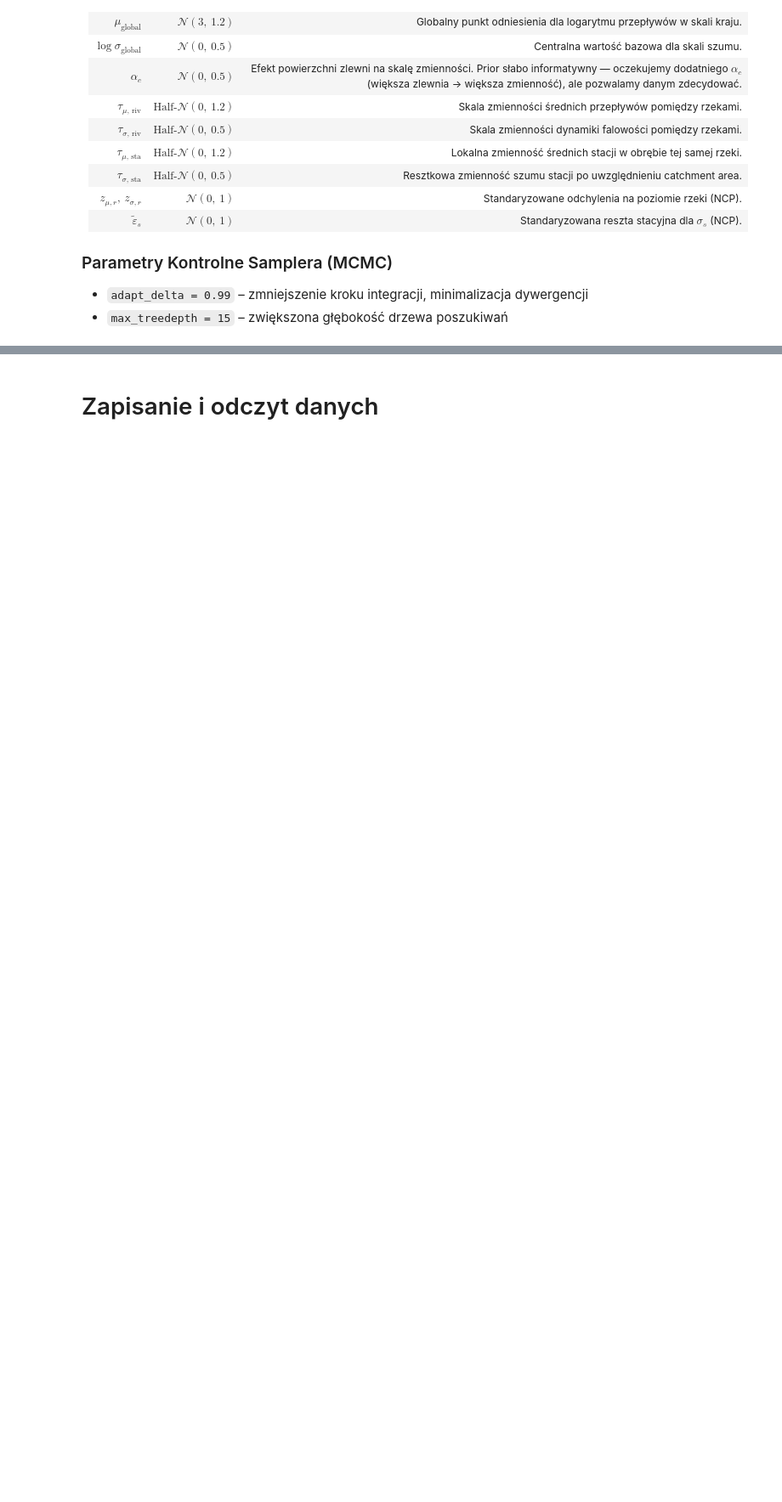
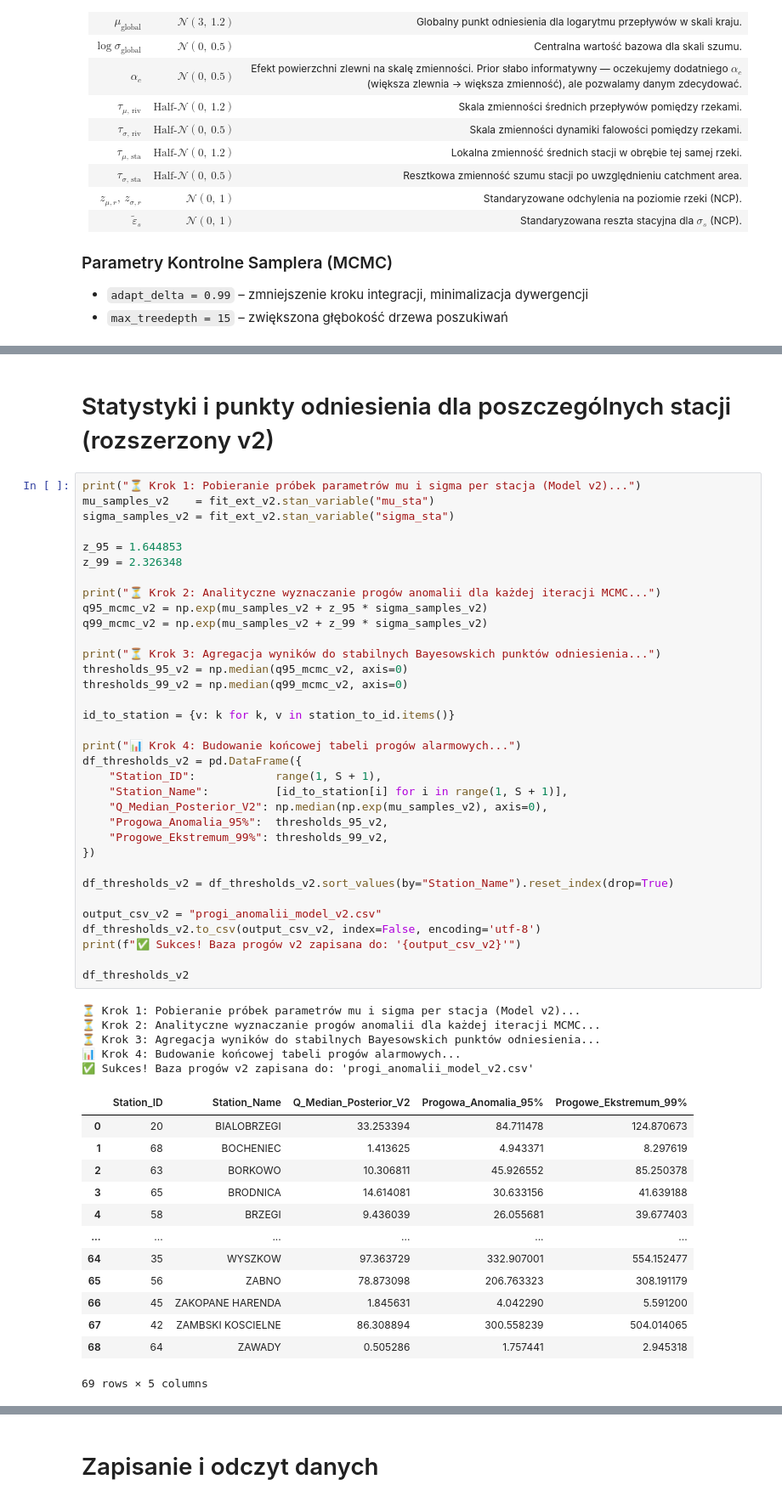
Before and after one commit to pjerzyna/Data-Analytics-Project, a Jupyter notebook: nested_hierarchical.ipynb, the cells around one changed output, grey strips where cells are left out. Shown at 85% size. Saved outputs shown, nothing was run; the diff lists cells and outputs as text; blank space fills up the shorter version.

Commit message:
extended model

```diff
--- a/nested_hierarchical.ipynb
+++ b/nested_hierarchical.ipynb
@@ -1480,0 +1641,55 @@ stan_data_ext_v2 = {
+# %% [markdown]
+# Statystyki i punkty odniesienia dla poszczególnych stacji (rozszerzony v2)
+# %%
+print("⏳ Krok 1: Pobieranie próbek parametrów mu i sigma per stacja (Model v2)...")
+mu_samples_v2    = fit_ext_v2.stan_variable("mu_sta")
+sigma_samples_v2 = fit_ext_v2.stan_variable("sigma_sta")
+
+z_95 = 1.644853
+z_99 = 2.326348
+
+print("⏳ Krok 2: Analityczne wyznaczanie progów anomalii dla każdej iteracji MCMC...")
+q95_mcmc_v2 = np.exp(mu_samples_v2 + z_95 * sigma_samples_v2)
+q99_mcmc_v2 = np.exp(mu_samples_v2 + z_99 * sigma_samples_v2)
+
+print("⏳ Krok 3: Agregacja wyników do stabilnych Bayesowskich punktów odniesienia...")
+thresholds_95_v2 = np.median(q95_mcmc_v2, axis=0)
+thresholds_99_v2 = np.median(q99_mcmc_v2, axis=0)
+
+id_to_station = {v: k for k, v in station_to_id.items()}
+
+print("📊 Krok 4: Budowanie końcowej tabeli progów alarmowych...")
+df_thresholds_v2 = pd.DataFrame({
+    "Station_ID":            range(1, S + 1),
+    "Station_Name":          [id_to_station[i] for i in range(1, S + 1)],
+    "Q_Median_Posterior_V2": np.median(np.exp(mu_samples_v2), axis=0),
+    "Progowa_Anomalia_95%":  thresholds_95_v2,
+    "Progowe_Ekstremum_99%": thresholds_99_v2,
+})
+
+df_thresholds_v2 = df_thresholds_v2.sort_values(by="Station_Name").reset_index(drop=True)
+
+output_csv_v2 = "progi_anomalii_model_v2.csv"
+df_thresholds_v2.to_csv(output_csv_v2, index=False, encoding='utf-8')
+print(f"✅ Sukces! Baza progów v2 zapisana do: '{output_csv_v2}'")
+
+df_thresholds_v2
+# %% [output]
+⏳ Krok 1: Pobieranie próbek parametrów mu i sigma per stacja (Model v2)...
+⏳ Krok 2: Analityczne wyznaczanie progów anomalii dla każdej iteracji MCMC...
+⏳ Krok 3: Agregacja wyników do stabilnych Bayesowskich punktów odniesienia...
+📊 Krok 4: Budowanie końcowej tabeli progów alarmowych...
+✅ Sukces! Baza progów v2 zapisana do: 'progi_anomalii_model_v2.csv'
+|  | Station_ID | Station_Name | Q_Median_Posterior_V2 | Progowa_Anomalia_95% | Progowe_Ekstremum_99% |
+| 0 | 20 | BIALOBRZEGI | 33.253394 | 84.711478 | 124.870673 |
+| 1 | 68 | BOCHENIEC | 1.413625 | 4.943371 | 8.297619 |
+| 2 | 63 | BORKOWO | 10.306811 | 45.926552 | 85.250378 |
+| 3 | 65 | BRODNICA | 14.614081 | 30.633156 | 41.639188 |
+| 4 | 58 | BRZEGI | 9.436039 | 26.055681 | 39.677403 |
+| ... | ... | ... | ... | ... | ... |
+| 64 | 35 | WYSZKOW | 97.363729 | 332.907001 | 554.152477 |
+| 65 | 56 | ZABNO | 78.873098 | 206.763323 | 308.191179 |
+| 66 | 45 | ZAKOPANE HARENDA | 1.845631 | 4.042290 | 5.591200 |
+| 67 | 42 | ZAMBSKI KOSCIELNE | 86.308894 | 300.558239 | 504.014065 |
+| 68 | 64 | ZAWADY | 0.505286 | 1.757441 | 2.945318 |
+69 rows × 5 columns
```
Also changed, not shown: parts of 13 cells of this notebook, 8 other files.
